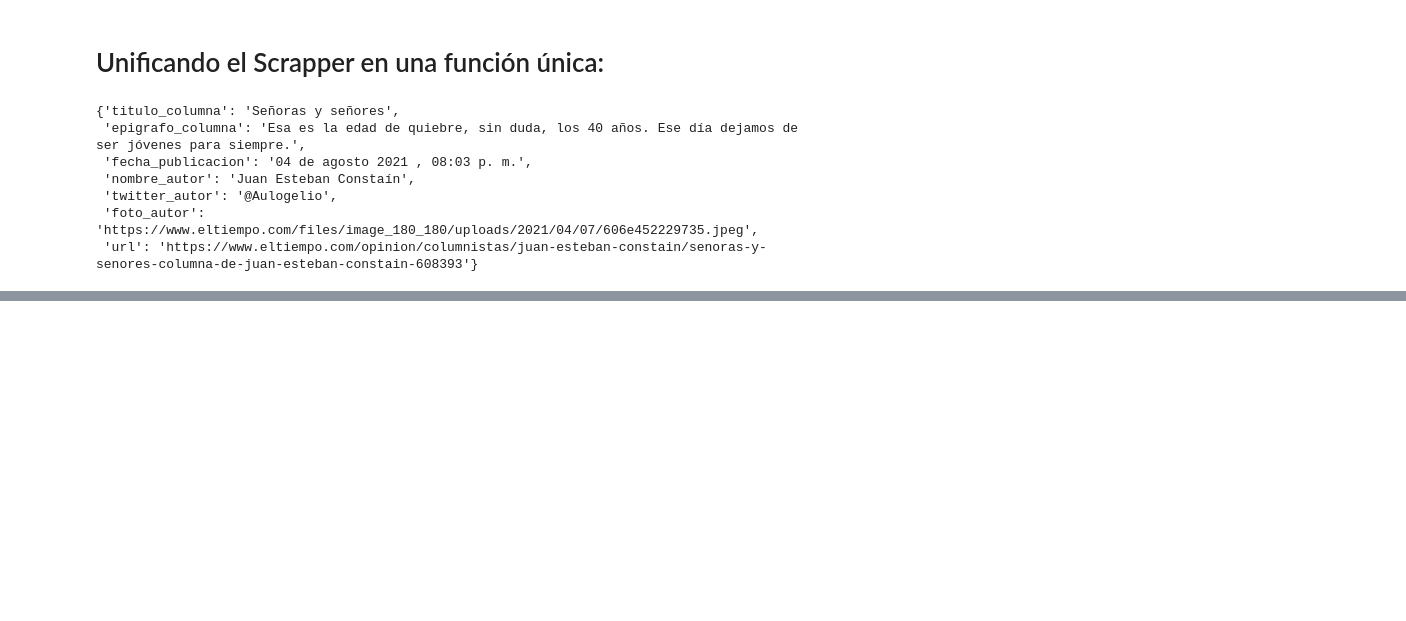
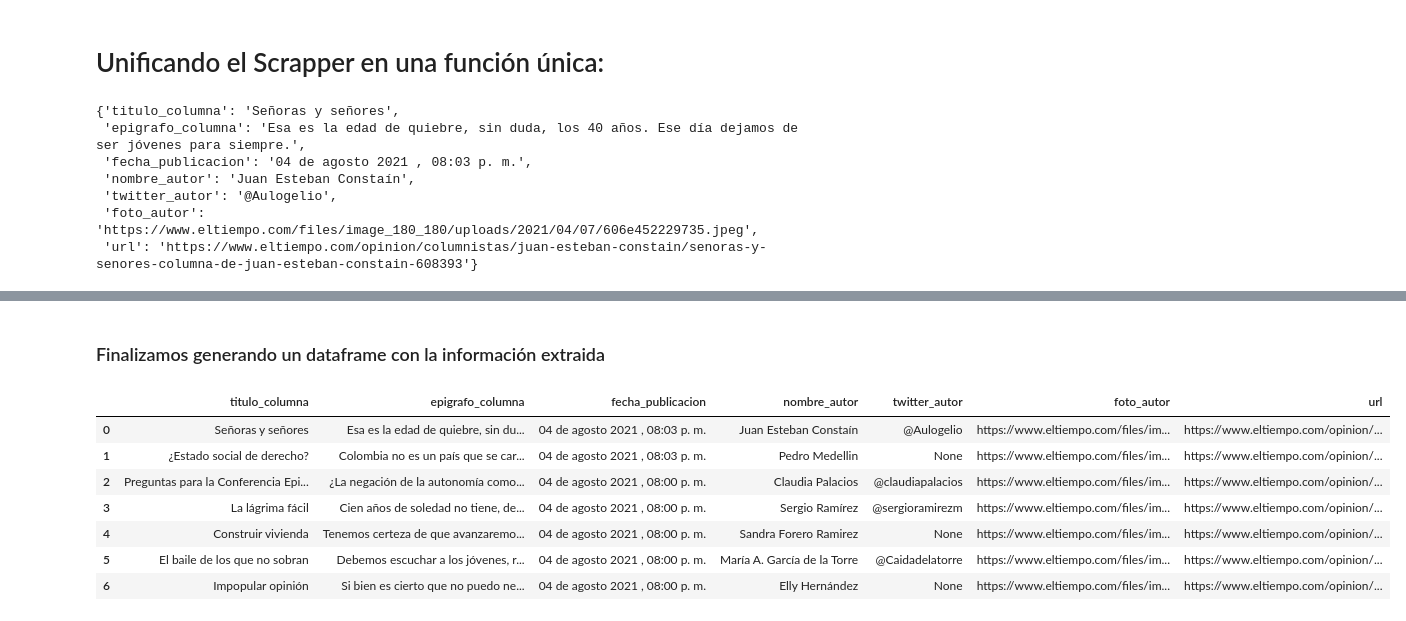
Before and after one commit to spnear/Scrapping-Python-Basics, a Jupyter notebook: Scrapping BS4.ipynb, the cells around one changed output, grey strips where cells are left out. Saved outputs shown, nothing was run; the diff lists cells and outputs as text; code cells hidden in the pictures; blank space fills up the shorter version.

Commit message:
Automatizado scrapping de columnas de opinion y almacenado en archivo csv, puede ser utilizado diariamente para extraer las columnas diarias

```diff
--- a/Scrapping BS4.ipynb
+++ b/Scrapping BS4.ipynb
@@ -409,0 +424,11 @@ scrape_columna(url_columna)
+# %%
+data = []
+lista = scrapping_opinion_columns['links']
+for idx, link in enumerate(scrapping_opinion_columns['links']):
+    try:
+        r = requests.get(link)
+        if r.status_code == 200:
+            print(f'Scrapping la columna de opinion {idx+1}/{len(lista)}')
+            data.append(scrape_columna(link))
+    except Exception as e:
+        print(f'Error scrapping: {e}')
@@ -409,0 +443,2 @@ scrape_columna(url_columna)
+# %% [markdown]
+### Finalizamos generando un dataframe con la información extraida
@@ -409,0 +447,13 @@ scrape_columna(url_columna)
+# %%
+df = pd.DataFrame(data)
+# %%
+df
+# %% [output]
+|  | titulo_columna | epigrafo_columna | fecha_publicacion | nombre_autor | twitter_autor | foto_autor | url |
+| 0 | Señoras y señores | Esa es la edad de quiebre, sin du... | 04 de agosto 2021 , 08:03 p. m. | Juan Esteban Constaín | @Aulogelio | https://www.eltiempo.com/files/im... | https://www.eltiempo.com/opinion/... |
+| 1 | ¿Estado social de derecho? | Colombia no es un país que se car... | 04 de agosto 2021 , 08:03 p. m. | Pedro Medellin | None | https://www.eltiempo.com/files/im... | https://www.eltiempo.com/opinion/... |
+| 2 | Preguntas para la Conferencia Epi... | ¿La negación de la autonomía como... | 04 de agosto 2021 , 08:00 p. m. | Claudia Palacios | @claudiapalacios | https://www.eltiempo.com/files/im... | https://www.eltiempo.com/opinion/... |
+| 3 | La lágrima fácil | Cien años de soledad no tiene, de... | 04 de agosto 2021 , 08:00 p. m. | Sergio Ramírez | @sergioramirezm | https://www.eltiempo.com/files/im... | https://www.eltiempo.com/opinion/... |
+| 4 | Construir vivienda | Tenemos certeza de que avanzaremo... | 04 de agosto 2021 , 08:00 p. m. | Sandra Forero Ramirez | None | https://www.eltiempo.com/files/im... | https://www.eltiempo.com/opinion/... |
+| 5 | El baile de los que no sobran | Debemos escuchar a los jóvenes, r... | 04 de agosto 2021 , 08:00 p. m. | María A. García de la Torre | @Caidadelatorre | https://www.eltiempo.com/files/im... | https://www.eltiempo.com/opinion/... |
+| 6 | Impopular opinión | Si bien es cierto que no puedo ne... | 04 de agosto 2021 , 08:00 p. m. | Elly Hernández | None | https://www.eltiempo.com/files/im... | https://www.eltiempo.com/opinion/... |
```
Also changed, not shown: parts of 6 cells of this notebook, 1 other file.
